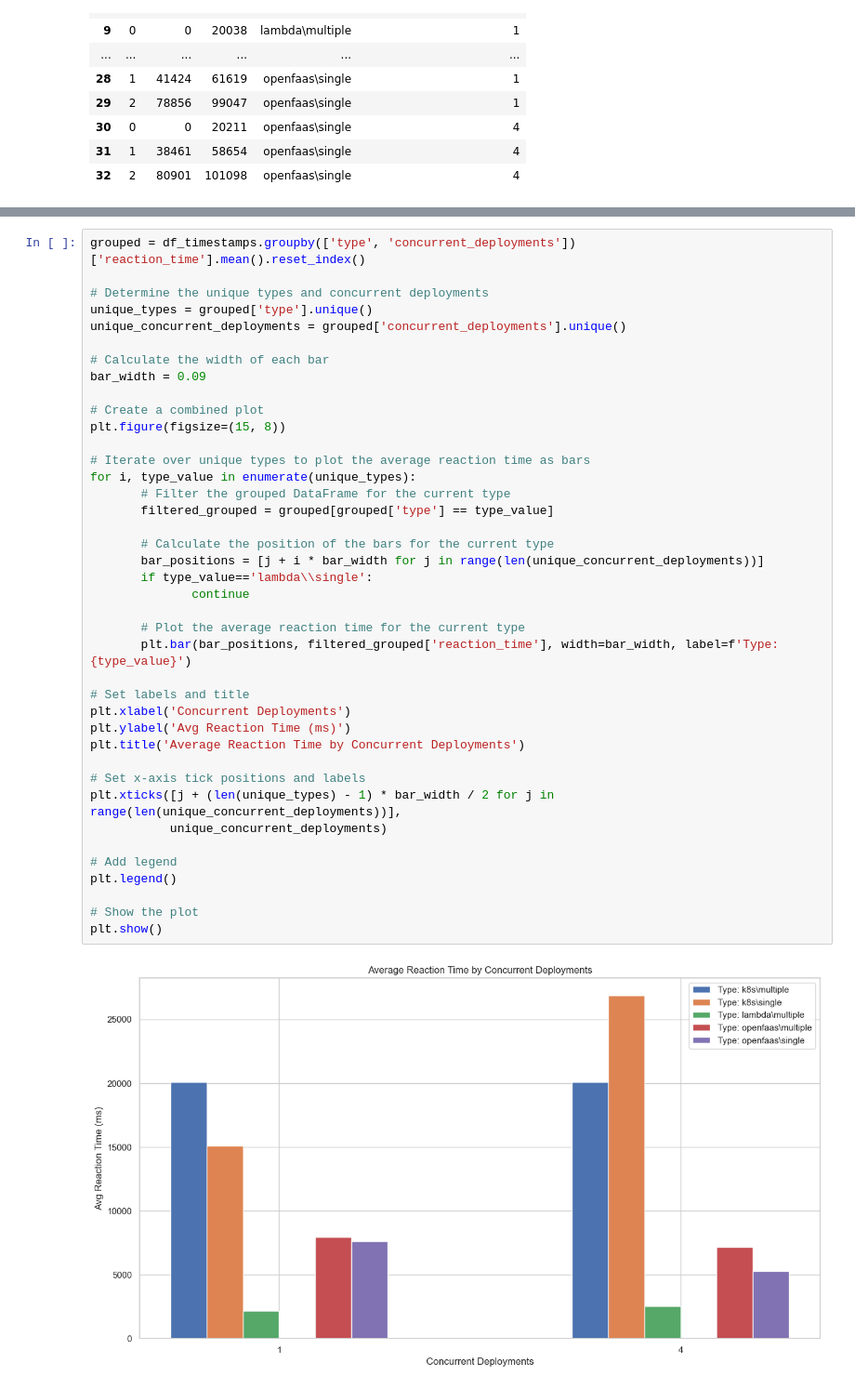
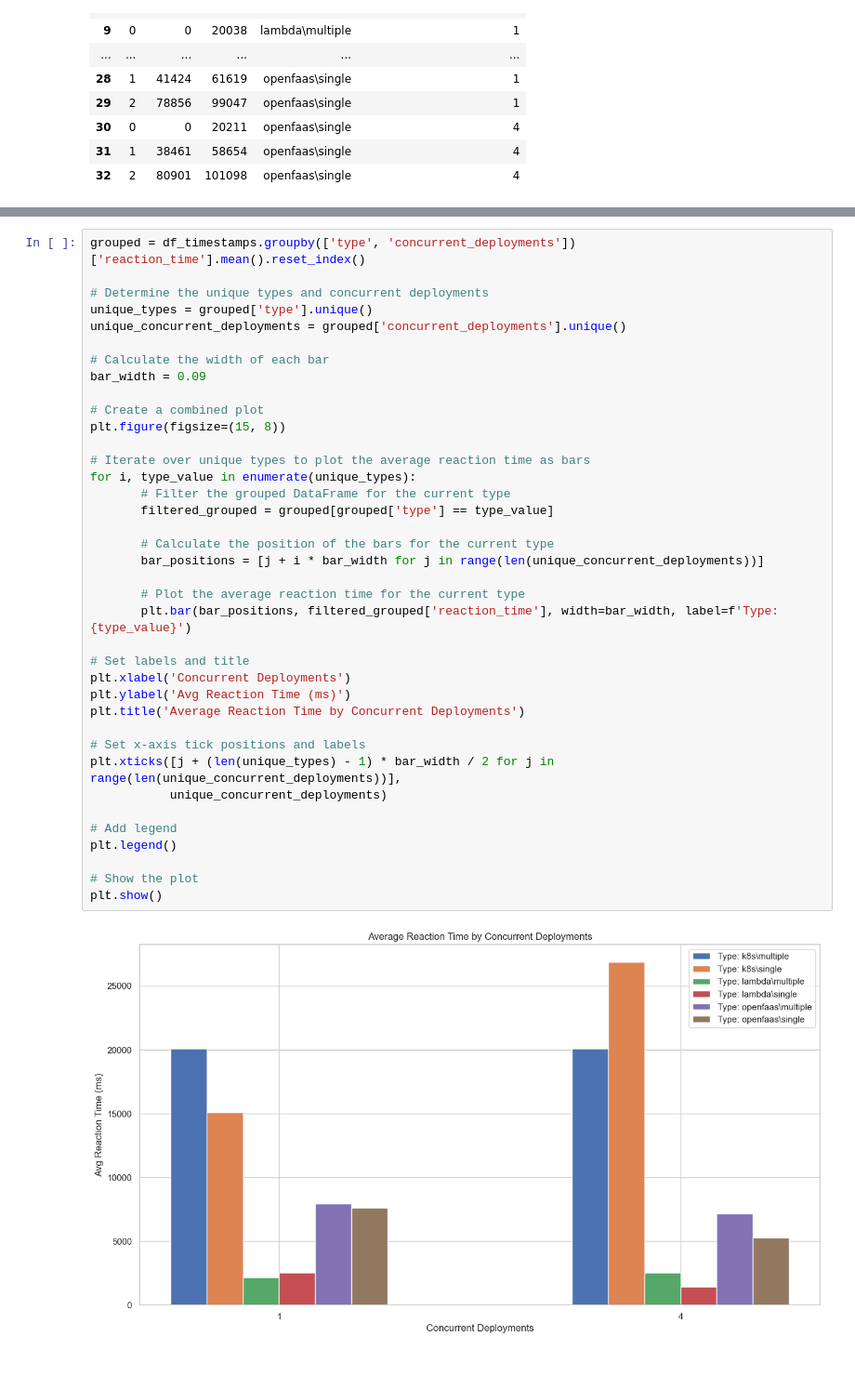
Before and after one commit to Apollo-Tools/resource-manager, a Jupyter notebook: benchmark/results/rm-analysis/reaction_time.ipynb, the cells around one changed output, grey strips where cells are left out. Shown at 93% size. Saved outputs shown, nothing was run; the diff lists cells and outputs as text.

Commit message:
Fix reaction time results for singe lambda deployments

```diff
--- a/benchmark/results/rm-analysis/reaction_time.ipynb
+++ b/benchmark/results/rm-analysis/reaction_time.ipynb
@@ -128,33 +128,31 @@ bar_width = 0.09
 
 # Create a combined plot
 plt.figure(figsize=(15, 8))
 
 # Iterate over unique types to plot the average reaction time as bars
 for i, type_value in enumerate(unique_types):
        # Filter the grouped DataFrame for the current type
        filtered_grouped = grouped[grouped['type'] == type_value]
 
        # Calculate the position of the bars for the current type
        bar_positions = [j + i * bar_width for j in range(len(unique_concurrent_deployments))]
-       if type_value=='lambda\\single':
-              continue
 
        # Plot the average reaction time for the current type
        plt.bar(bar_positions, filtered_grouped['reaction_time'], width=bar_width, label=f'Type: {type_value}')
 
 # Set labels and title
 plt.xlabel('Concurrent Deployments')
 plt.ylabel('Avg Reaction Time (ms)')
 plt.title('Average Reaction Time by Concurrent Deployments')
 
 # Set x-axis tick positions and labels
 plt.xticks([j + (len(unique_types) - 1) * bar_width / 2 for j in range(len(unique_concurrent_deployments))],
            unique_concurrent_deployments)
 
 # Add legend
 plt.legend()
 
 # Show the plot
 plt.show()
 # %% [output]
-[figure, old version]
+[figure, new version]
```
Also changed, not shown: parts of 2 cells of this notebook, 4 other files.
